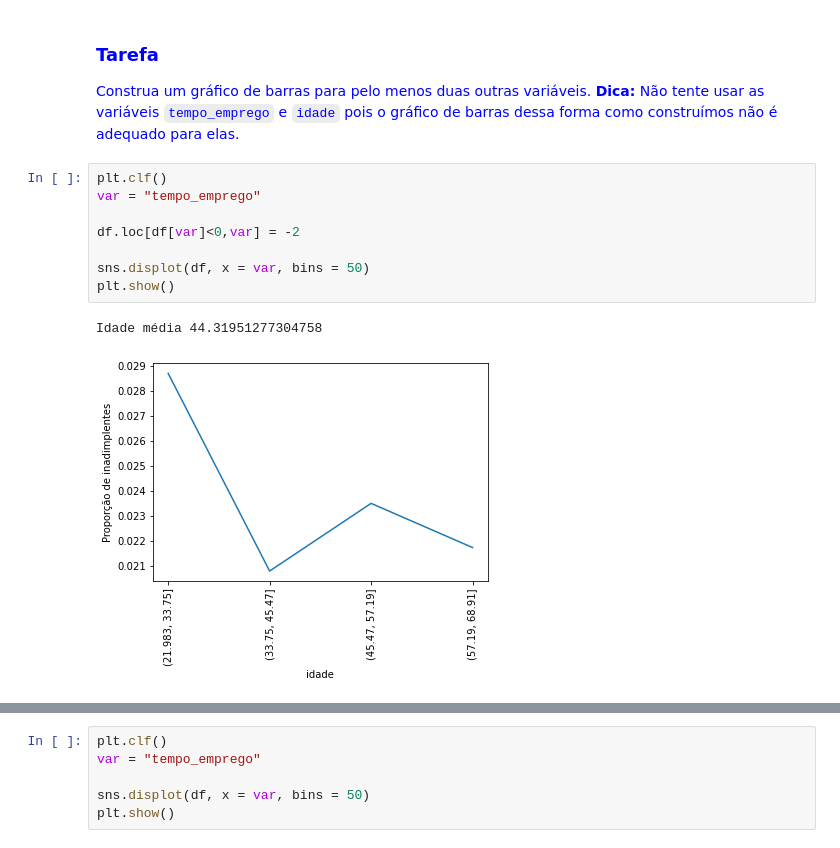
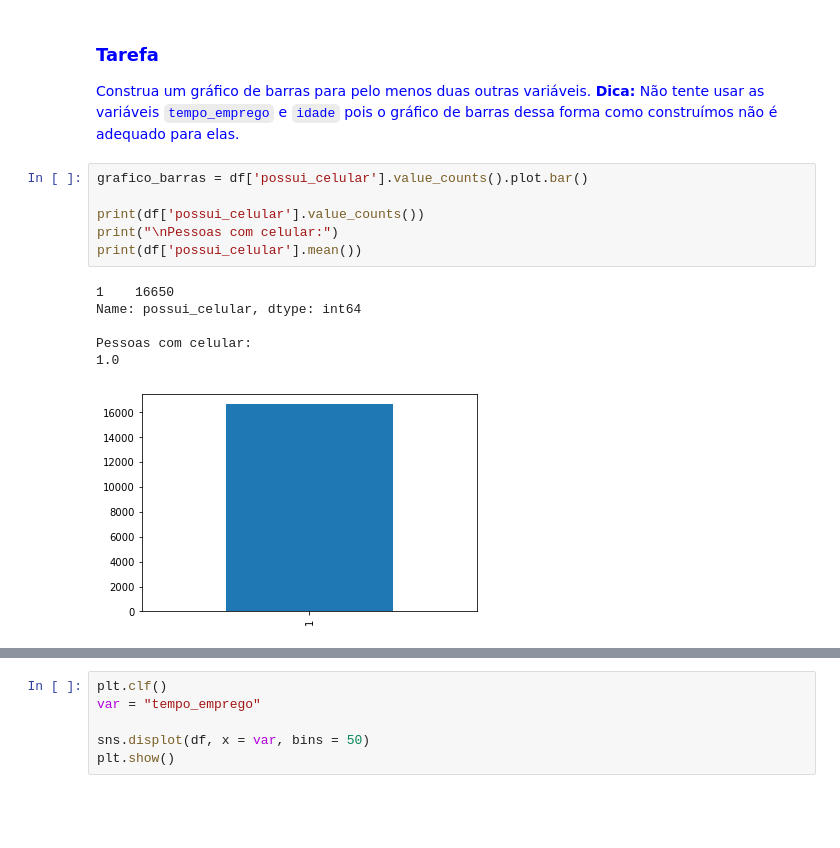
Before and after one commit to njuliacsouza/_projetosEBAC, a Jupyter notebook: Atividade Módulo 2/Demonstração Módulo 2.ipynb, the cells around one changed output, grey strips where cells are left out. Drawn from its saved outputs; the diff is of its cells as text; blank space fills up the shorter version.

````diff
--- a/Atividade Módulo 2/Demonstração Módulo 2.ipynb
+++ b/Atividade Módulo 2/Demonstração Módulo 2.ipynb
@@ -94,14 +94,16 @@ Taxa de inadimplentes:
 ### <span style="color:blue">Tarefa </span>
 <span style="color:blue"> Construa um gráfico de barras para pelo menos duas outras variáveis.
 **Dica:** Não tente usar as variáveis ```tempo_emprego``` e ```idade``` pois o gráfico de barras dessa forma como construímos não é adequado para elas. </span>
-# %%
-plt.clf()
-var = "tempo_emprego"
-
-df.loc[df[var]<0,var] = -2
-
-sns.displot(df, x = var, bins = 50)
-plt.show()
-# %% [output]
-Idade média 44.31951277304758
-[figure, removed]
+# %%
+grafico_barras = df['possui_celular'].value_counts().plot.bar()
+
+print(df['possui_celular'].value_counts())
+print("\nPessoas com celular:")
+print(df['possui_celular'].mean())
+# %% [output]
+1    16650
+Name: possui_celular, dtype: int64
+
+Pessoas com celular:
+1.0
+[figure, added]
````
Also changed, not shown: parts of 1 cell of this notebook.
